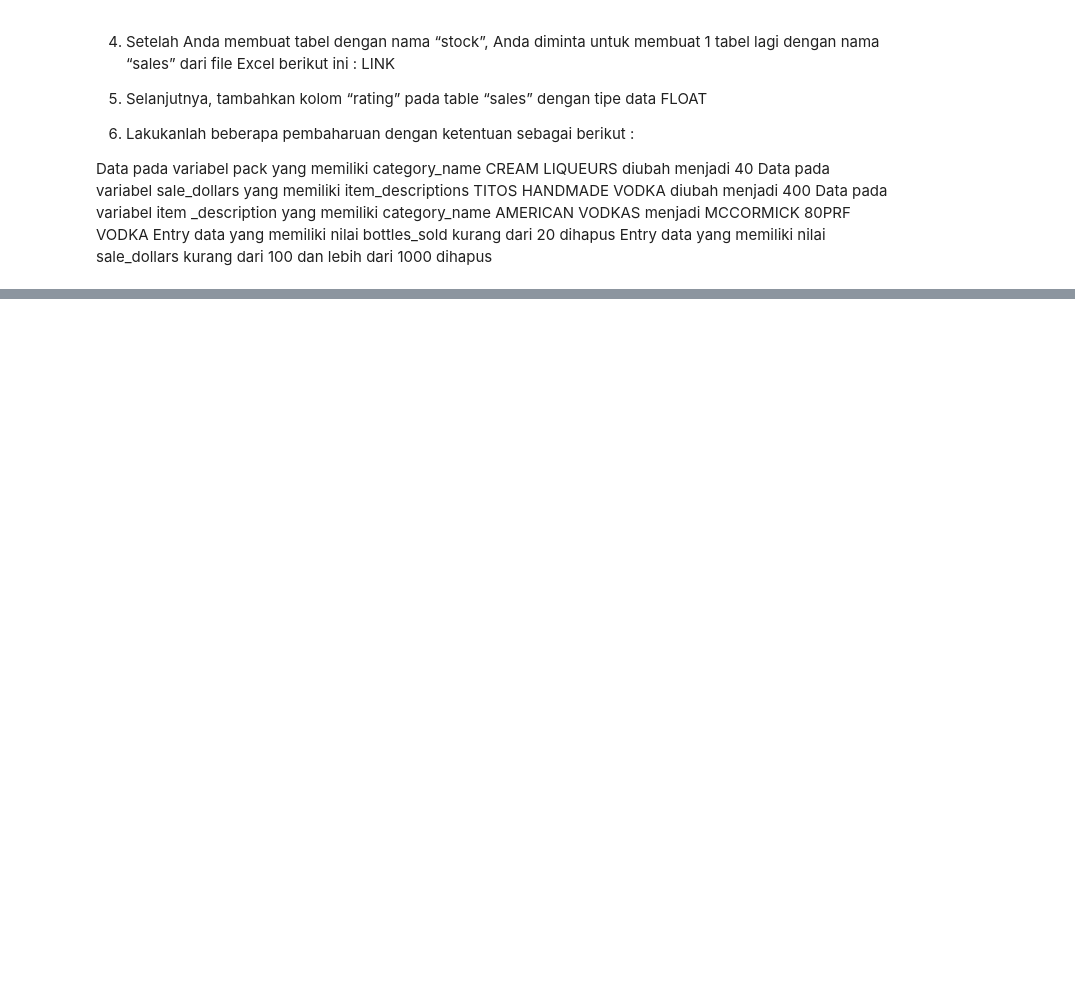
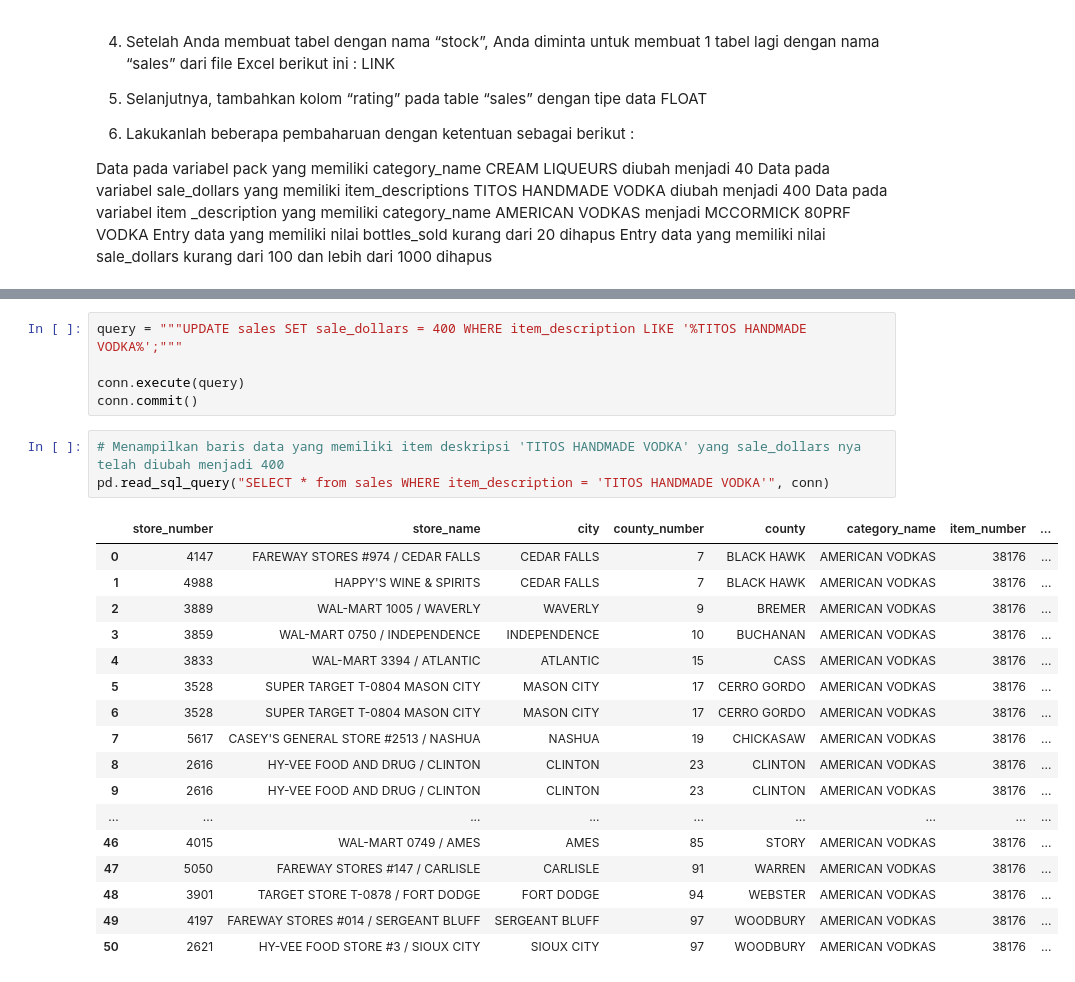
Before and after one commit to Evianitary18/SQL-Lite, a Jupyter notebook: Evianita_Rifka_Yulistia_01_Praktik1_Modul3.ipynb, the cells around one changed output, grey strips where cells are left out. Cells and saved outputs as stored; diff of their text form; blank space fills up the shorter version.

```diff
--- a/Evianita_Rifka_Yulistia_01_Praktik1_Modul3.ipynb
+++ b/Evianita_Rifka_Yulistia_01_Praktik1_Modul3.ipynb
@@ -163,0 +224,26 @@ OperationalError: table sales has no column named store_name
+# %%
+query = """UPDATE sales SET sale_dollars = 400 WHERE item_description LIKE '%TITOS HANDMADE VODKA%';"""
+
+conn.execute(query)
+conn.commit()
+# %%
+# Menampilkan baris data yang memiliki item deskripsi 'TITOS HANDMADE VODKA' yang sale_dollars nya telah diubah menjadi 400
+pd.read_sql_query("SELECT * from sales WHERE item_description = 'TITOS HANDMADE VODKA'", conn)
+# %% [output]
+|  | store_number | store_name | city | county_number | county | category_name | item_number | ... |
+| 0 | 4147 | FAREWAY STORES #974 / CEDAR FALLS | CEDAR FALLS | 7 | BLACK HAWK | AMERICAN VODKAS | 38176 | ... |
+| 1 | 4988 | HAPPY'S WINE & SPIRITS | CEDAR FALLS | 7 | BLACK HAWK | AMERICAN VODKAS | 38176 | ... |
+| 2 | 3889 | WAL-MART 1005 / WAVERLY | WAVERLY | 9 | BREMER | AMERICAN VODKAS | 38176 | ... |
+| 3 | 3859 | WAL-MART 0750 / INDEPENDENCE | INDEPENDENCE | 10 | BUCHANAN | AMERICAN VODKAS | 38176 | ... |
+| 4 | 3833 | WAL-MART 3394 / ATLANTIC | ATLANTIC | 15 | CASS | AMERICAN VODKAS | 38176 | ... |
+| 5 | 3528 | SUPER TARGET T-0804 MASON CITY | MASON CITY | 17 | CERRO GORDO | AMERICAN VODKAS | 38176 | ... |
+| 6 | 3528 | SUPER TARGET T-0804 MASON CITY | MASON CITY | 17 | CERRO GORDO | AMERICAN VODKAS | 38176 | ... |
+| 7 | 5617 | CASEY'S GENERAL STORE #2513 / NASHUA | NASHUA | 19 | CHICKASAW | AMERICAN VODKAS | 38176 | ... |
+| 8 | 2616 | HY-VEE FOOD AND DRUG / CLINTON | CLINTON | 23 | CLINTON | AMERICAN VODKAS | 38176 | ... |
+| 9 | 2616 | HY-VEE FOOD AND DRUG / CLINTON | CLINTON | 23 | CLINTON | AMERICAN VODKAS | 38176 | ... |
+| ... | ... | ... | ... | ... | ... | ... | ... | ... |
+| 46 | 4015 | WAL-MART 0749 / AMES | AMES | 85 | STORY | AMERICAN VODKAS | 38176 | ... |
+| 47 | 5050 | FAREWAY STORES #147 / CARLISLE | CARLISLE | 91 | WARREN | AMERICAN VODKAS | 38176 | ... |
+| 48 | 3901 | TARGET STORE T-0878 / FORT DODGE | FORT DODGE | 94 | WEBSTER | AMERICAN VODKAS | 38176 | ... |
+| 49 | 4197 | FAREWAY STORES #014 / SERGEANT BLUFF | SERGEANT BLUFF | 97 | WOODBURY | AMERICAN VODKAS | 38176 | ... |
+| 50 | 2621 | HY-VEE FOOD STORE #3 / SIOUX CITY | SIOUX CITY | 97 | WOODBURY | AMERICAN VODKAS | 38176 | ... |
```
Also changed, not shown: parts of 34 cells of this notebook.
